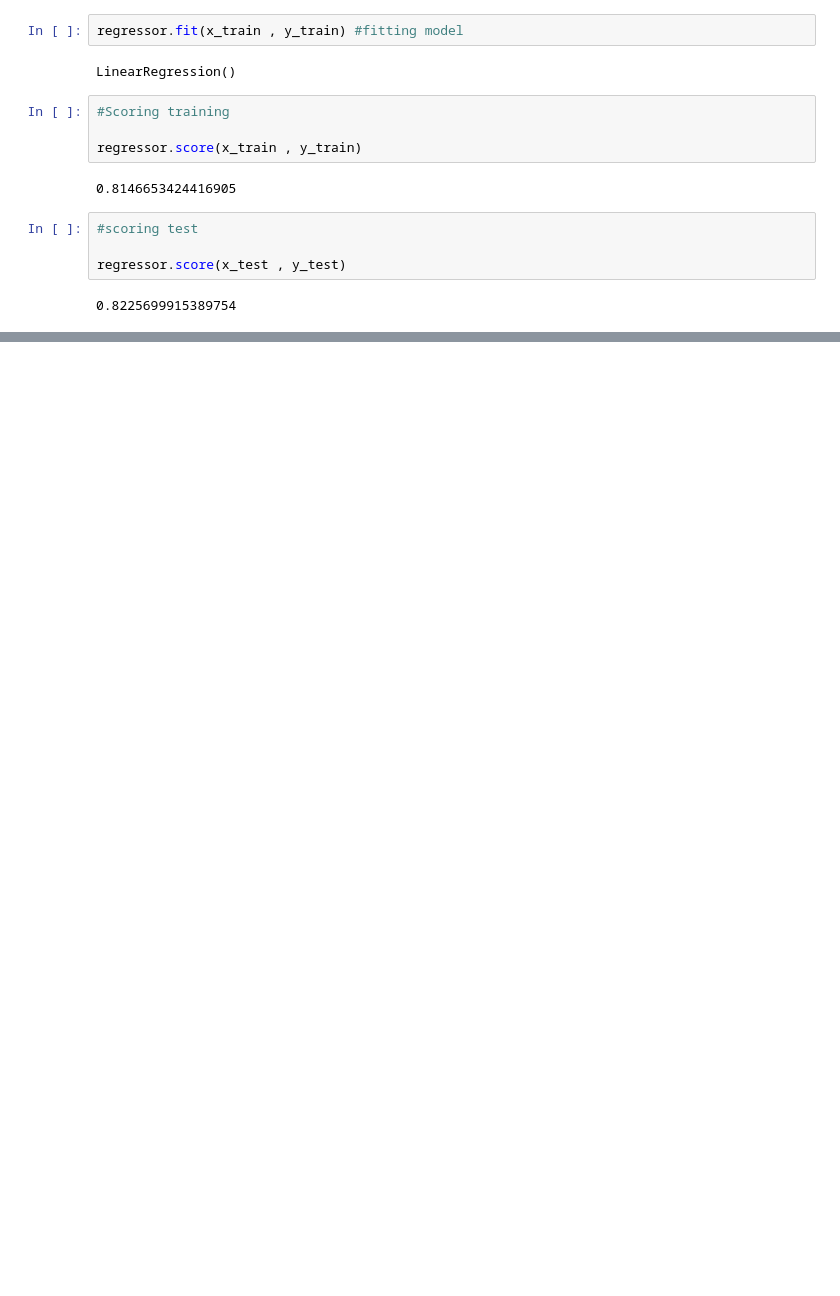
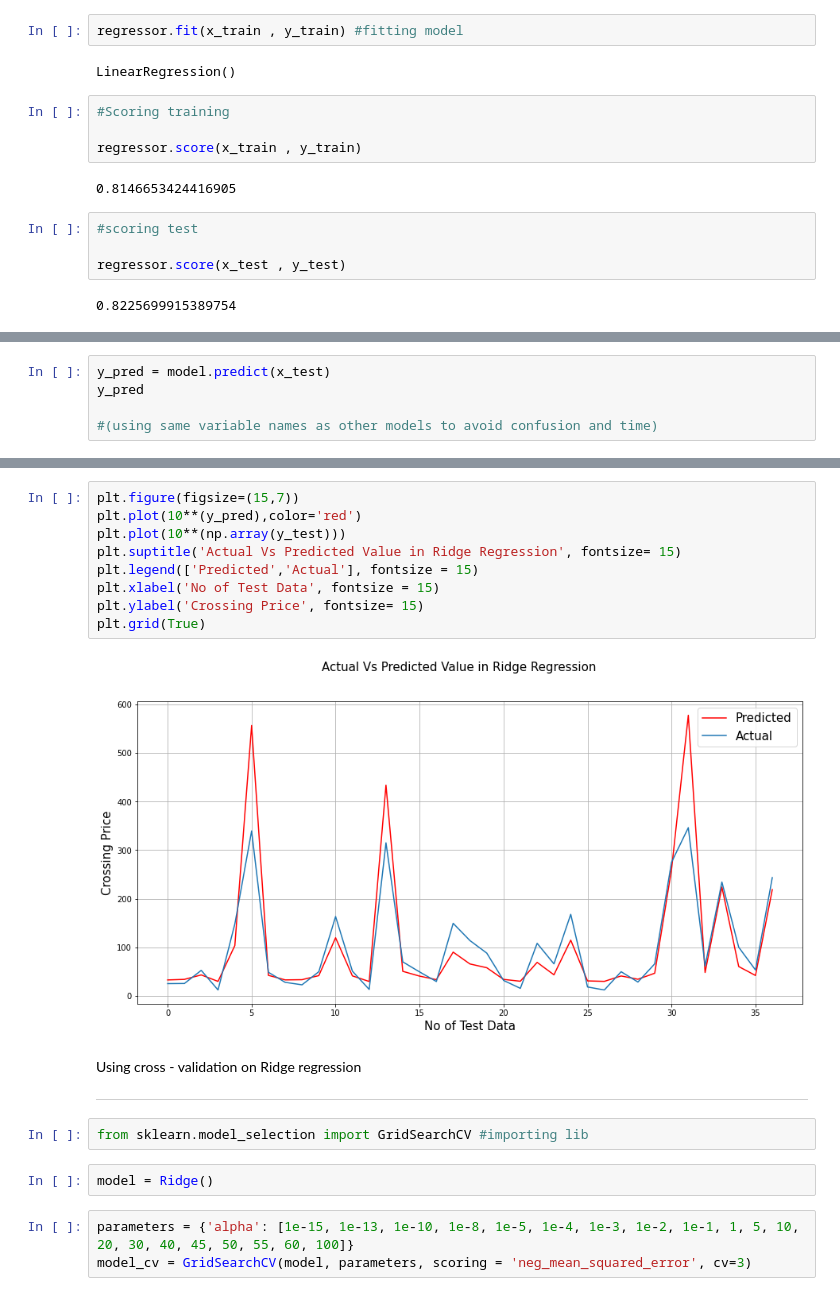
Before and after one commit to akashsinghsharma/almabetter-MLYesBank-RegressionProject, a Jupyter notebook: YES_BANK_Stock_closing_price_prediction.ipynb, the cells around one changed output, grey strips where cells are left out. Cells and saved outputs as stored; diff of their text form; blank space fills up the shorter version.

```diff
--- a/YES_BANK_Stock_closing_price_prediction.ipynb
+++ b/YES_BANK_Stock_closing_price_prediction.ipynb
@@ -319,0 +408,5 @@ regressor.score(x_test , y_test)
+# %%
+y_pred = model.predict(x_test)
+y_pred
+
+#(using same variable names as other models to avoid confusion and time)
@@ -319,0 +461,22 @@ regressor.score(x_test , y_test)
+# %%
+plt.figure(figsize=(15,7))
+plt.plot(10**(y_pred),color='red')
+plt.plot(10**(np.array(y_test)))
+plt.suptitle('Actual Vs Predicted Value in Ridge Regression', fontsize= 15)
+plt.legend(['Predicted','Actual'], fontsize = 15)
+plt.xlabel('No of Test Data', fontsize = 15)
+plt.ylabel('Crossing Price', fontsize= 15)
+plt.grid(True)
+# %% [output]
+[figure, added]
+# %% [markdown]
+Using cross - validation on Ridge regression
+
+---
+# %%
+from sklearn.model_selection import GridSearchCV #importing lib
+# %%
+model = Ridge()
+# %%
+parameters = {'alpha': [1e-15, 1e-13, 1e-10, 1e-8, 1e-5, 1e-4, 1e-3, 1e-2, 1e-1, 1, 5, 10, 20, 30, 40, 45, 50, 55, 60, 100]}
+model_cv = GridSearchCV(model, parameters, scoring = 'neg_mean_squared_error', cv=3)
```
Also changed, not shown: parts of 55 cells of this notebook.
